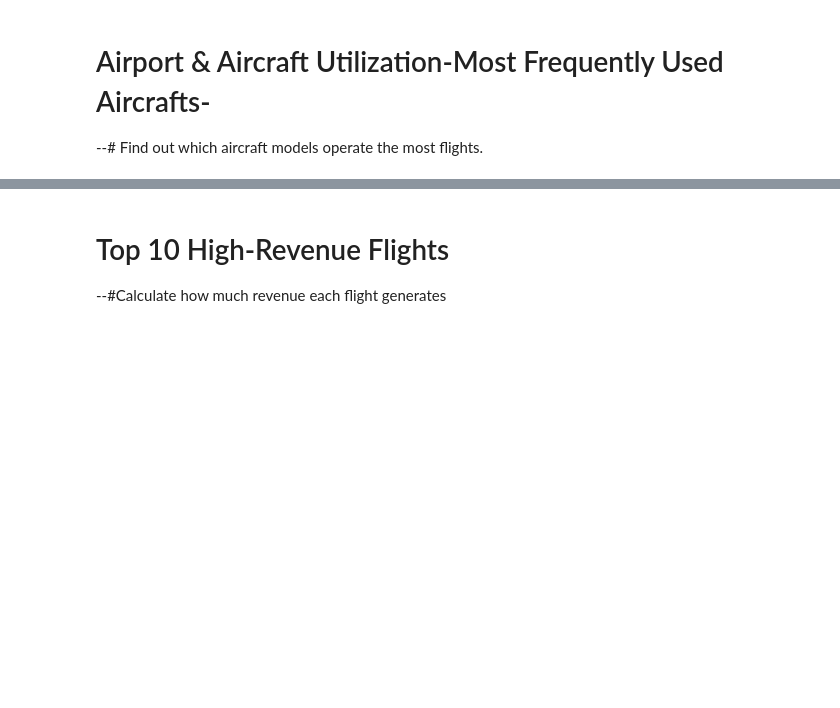
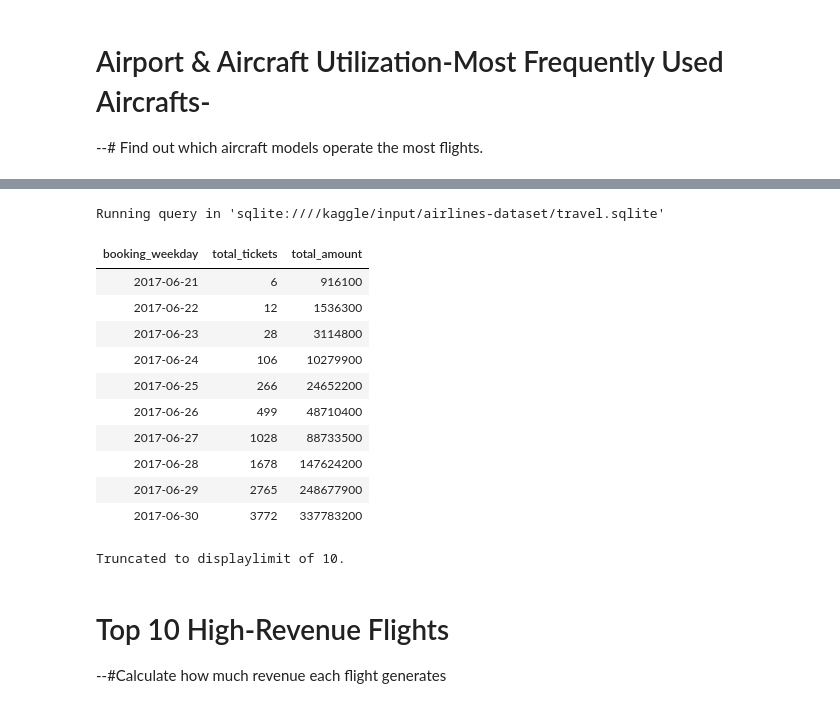
Before and after one commit to Daviedavie100/SQL_Projects, a Jupyter notebook: Airlines_EDA.ipynb, the cells around one changed output, grey strips where cells are left out. Drawn from its saved outputs; the diff is of its cells as text; code cells hidden in the pictures; blank space fills up the shorter version.

```diff
--- a/Airlines_EDA.ipynb
+++ b/Airlines_EDA.ipynb
@@ -688,3 +748,34 @@ plt.show()
+# %%
+%%sql
+SELECT
+        strftime('%Y-%m-%d', datetime(tb.booking_date)) AS booking_weekday,
+        COUNT (tb.ticket_no) AS total_tickets,
+        SUM(tb.total_amount) AS total_amount
+FROM (
+        SELECT t.ticket_no,
+                t.passenger_id,
+                datetime(substr(b.book_date, 1, 19)) AS booking_date,
+                b.total_amount
+        FROM tickets t
+        JOIN bookings b
+        ON t.book_ref = b.book_ref
+) AS tb
+GROUP BY booking_weekday
+LIMIT 10;
+# %% [output]
+Running query in 'sqlite:////kaggle/input/airlines-dataset/travel.sqlite'
+| booking_weekday | total_tickets | total_amount |
+| 2017-06-21 | 6 | 916100 |
+| 2017-06-22 | 12 | 1536300 |
+| 2017-06-23 | 28 | 3114800 |
+| 2017-06-24 | 106 | 10279900 |
+| 2017-06-25 | 266 | 24652200 |
+| 2017-06-26 | 499 | 48710400 |
+| 2017-06-27 | 1028 | 88733500 |
+| 2017-06-28 | 1678 | 147624200 |
+| 2017-06-29 | 2765 | 248677900 |
+| 2017-06-30 | 3772 | 337783200 |
+Truncated to displaylimit of 10.
 # %% [markdown]
 # Top 10 High-Revenue Flights
 --#Calculate how much revenue each flight generates
```
Also changed, not shown: parts of 1 cell of this notebook.
